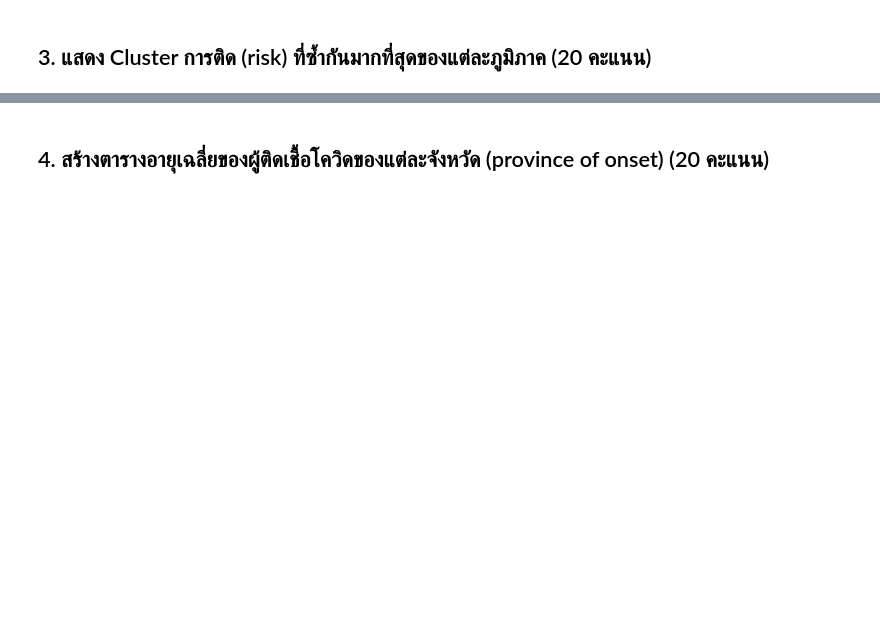
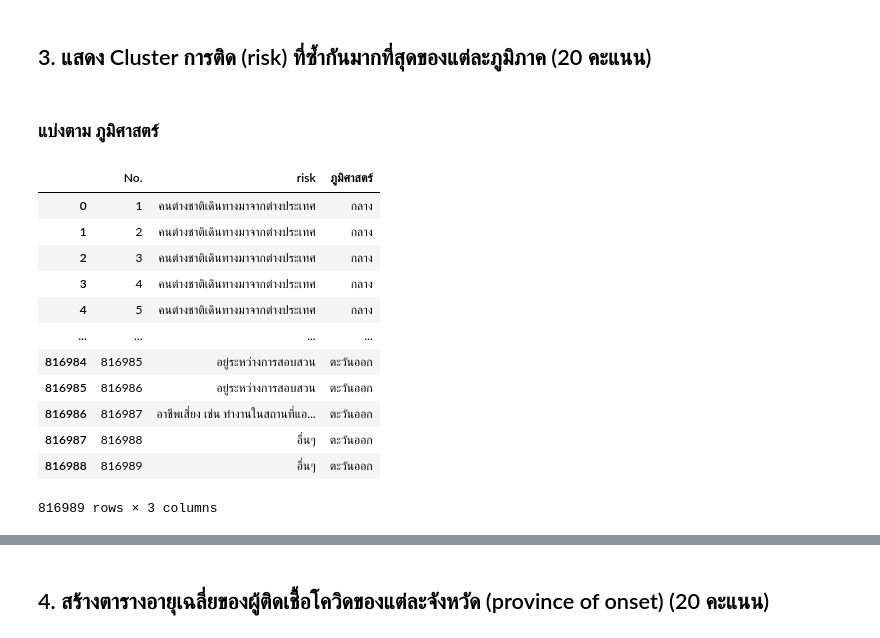
Before and after one commit to jittakorn-ch/data_viz_2022, a Jupyter notebook: BasicPython&DataViz_midterm2022.ipynb, the cells around one changed output, grey strips where cells are left out. Drawn from its saved outputs; the diff is of its cells as text; code cells hidden in the pictures; blank space fills up the shorter version.

```diff
--- a/BasicPython&DataViz_midterm2022.ipynb
+++ b/BasicPython&DataViz_midterm2022.ipynb
@@ -511,2 +572,21 @@ covid_region
 # %% [markdown]
 ## 3. แสดง Cluster การติด (risk) ที่ซ้ำกันมากที่สุดของแต่ละภูมิภาค (20 คะแนน)
+# %% [markdown]
+### แบ่งตาม ภูมิศาสตร์
+# %%
+custer_geo = covid_region[['No.','risk','ภูมิศาสตร์']]
+custer_geo
+# %% [output]
+|  | No. | risk | ภูมิศาสตร์ |
+| 0 | 1 | คนต่างชาติเดินทางมาจากต่างประเทศ | กลาง |
+| 1 | 2 | คนต่างชาติเดินทางมาจากต่างประเทศ | กลาง |
+| 2 | 3 | คนต่างชาติเดินทางมาจากต่างประเทศ | กลาง |
+| 3 | 4 | คนต่างชาติเดินทางมาจากต่างประเทศ | กลาง |
+| 4 | 5 | คนต่างชาติเดินทางมาจากต่างประเทศ | กลาง |
+| ... | ... | ... | ... |
+| 816984 | 816985 | อยู่ระหว่างการสอบสวน | ตะวันออก |
+| 816985 | 816986 | อยู่ระหว่างการสอบสวน | ตะวันออก |
+| 816986 | 816987 | อาชีพเสี่ยง เช่น ทำงานในสถานที่แอ... | ตะวันออก |
+| 816987 | 816988 | อื่นๆ | ตะวันออก |
+| 816988 | 816989 | อื่นๆ | ตะวันออก |
+816989 rows × 3 columns
```
Also changed, not shown: parts of 15 cells of this notebook.
